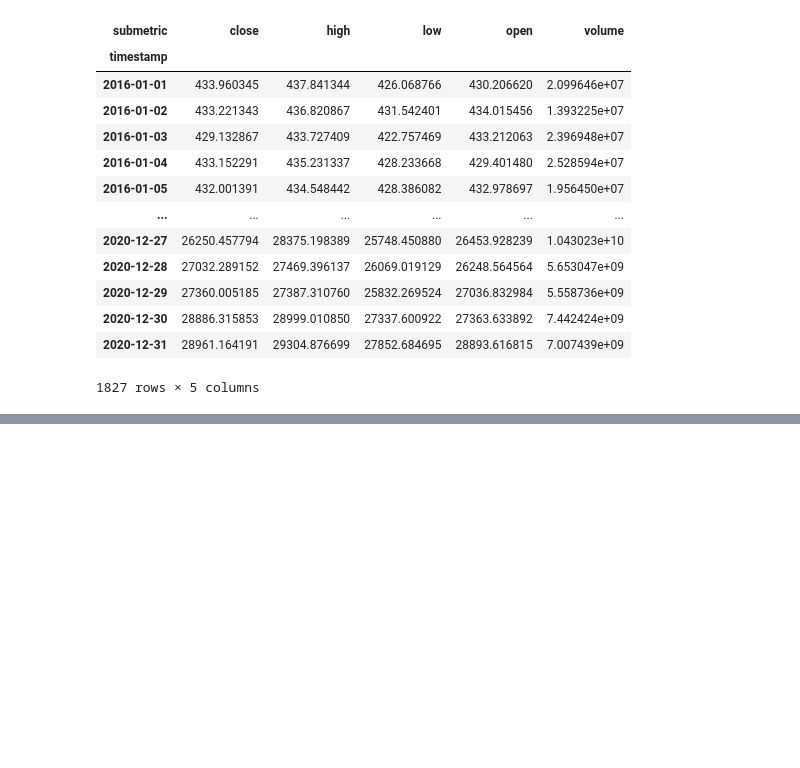
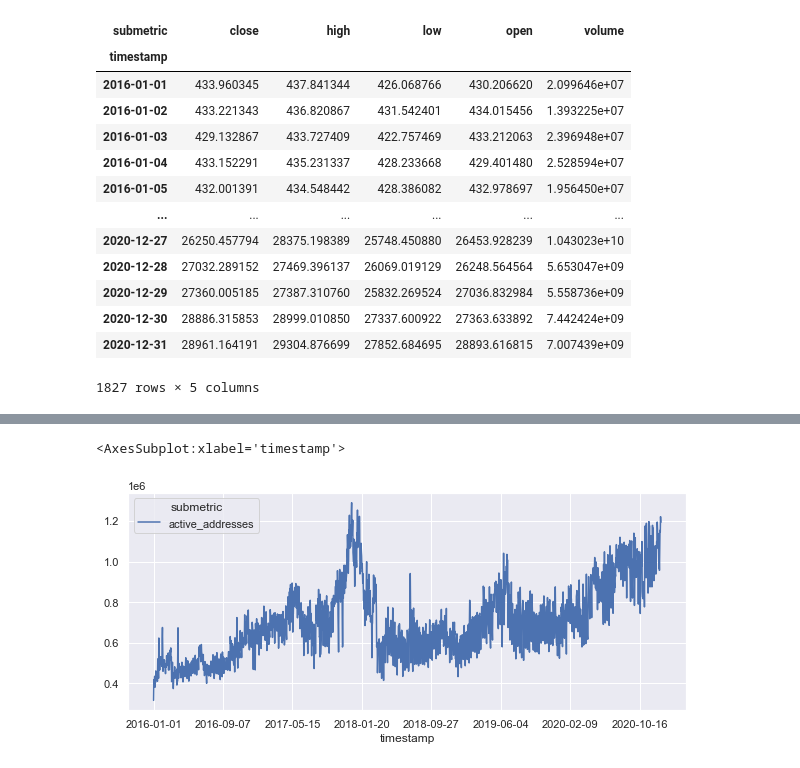
Before and after one commit to KaidenFrizu/recurrent-bitcoin-network, a Jupyter notebook: docs/Documentation.ipynb, the cells around one changed output, grey strips where cells are left out. Saved outputs shown, nothing was run; the diff lists cells and outputs as text; code cells hidden in the pictures; blank space fills up the shorter version.

```diff
--- a/docs/Documentation.ipynb
+++ b/docs/Documentation.ipynb
@@ -24,6 +24,12 @@ from datetime import datetime
 # Packages to be installed
 import numpy as np
 import pandas as pd
+import matplotlib.pyplot as plt
+import seaborn as sns
+
+%matplotlib inline
+sns.set()
+
 from tqdm import tqdm
 
 # Local python functions
@@ -264,3 +270,5 @@ data.to_csv('raw/data.csv', index=False)
+# %%
+data = pd.read_csv('raw/data.csv')
 # %%
 wide_data = data.pivot_table(index='timestamp', columns=['metric', 'submetric'], values='value')
 prices = wide_data.pop('price')
@@ -310,0 +330,6 @@ print(y.shape)
+# %%
+fig, ax = plt.subplots(figsize=(10,4))
+wide_data['act.addr.cnt'].plot(ax=ax)
+# %% [output]
+<AxesSubplot:xlabel='timestamp'>
+[figure, added]
```
Also changed, not shown: parts of 25 cells of this notebook, 1 other file.
